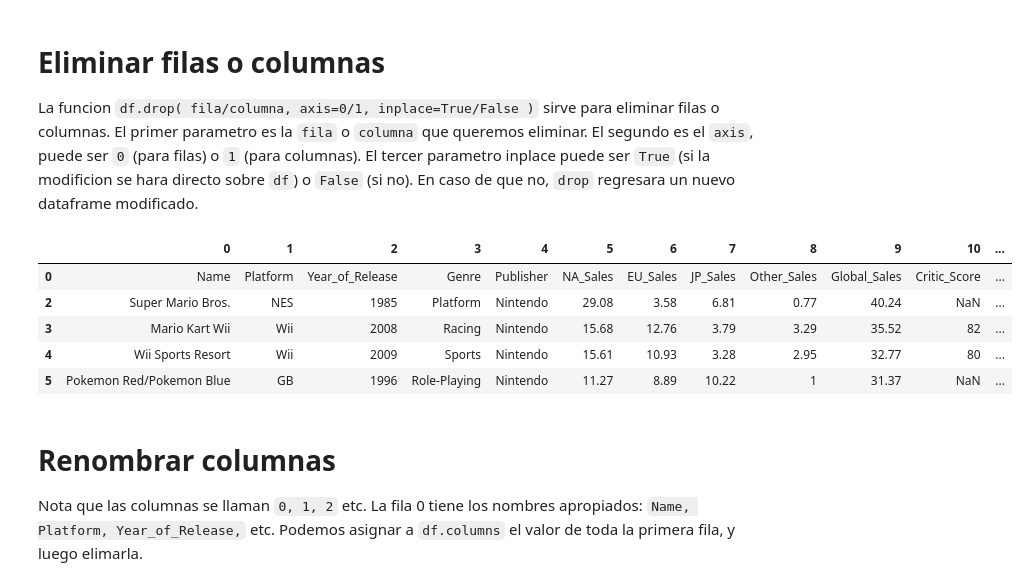
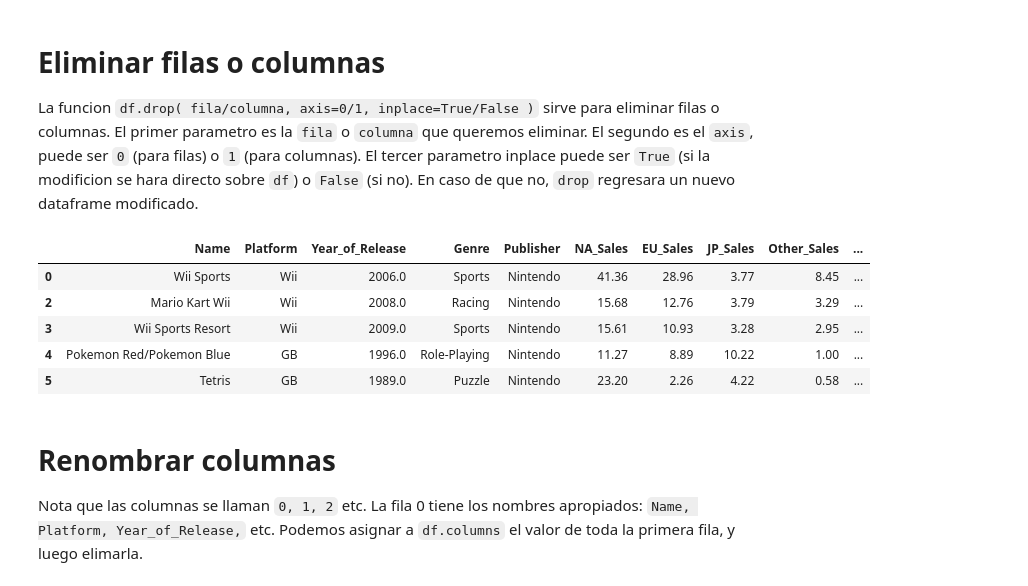
Before and after one commit to Racoo203/TC2034.101, a Jupyter notebook: Act 1/pandas_refresh.ipynb, the cells around one changed output. Cells and saved outputs as stored; diff of their text form; code cells hidden in the pictures.

```diff
--- a/Act 1/pandas_refresh.ipynb
+++ b/Act 1/pandas_refresh.ipynb
@@ -7,9 +7,9 @@ Pandas es una libreria para procesamiento de datos. Puedes imaginar los datafram
 # %% [markdown]
 **1.-** Importa `pandas` y carga un el dataset desde un archivo
 # %%
- import pandas as pd
+import pandas as pd
 
 # df es el dataframe
-df = pd.read_csv("Video_Games_Sales_as_at_22_Dec_2016.csv", header=None )
+df = pd.read_csv(r"C:\Users\Raul\OneDrive\Escritorio\CS\TC2034.101\data\Video_Games_Sales_as_at_22_Dec_2016.csv")
 # %% [markdown]
 La funcion `display(df)` muestra el dataframe. Si hay muchas filas, se mostrara solo un extracto. Prueba esta funcion
@@ -36,20 +129,22 @@ La funcion `df.drop( fila/columna, axis=0/1, inplace=True/False )` sirve para el
 # %%
 # se elimina la fila que tenga la posicion 1, directo sobre df
 #
 df.drop(df.index [ [1] ], axis=0, inplace=True)
 df.head()
 
 #   se elimina la columna 3, pero el resultado se relejara en df2 y no en df
-df2 = df.drop(3, axis=1, inplace=False)
+# df2 = df.drop(3, axis=1, inplace=False)
+df2 = df.drop(df.columns[3], axis=1, inplace=False)
+
 df2.head()
 df.head()
 # %% [output]
-|  | 0 | 1 | 2 | 3 | 4 | 5 | 6 | 7 | 8 | 9 | 10 | ... |
-| 0 | Name | Platform | Year_of_Release | Genre | Publisher | NA_Sales | EU_Sales | JP_Sales | Other_Sales | Global_Sales | Critic_Score | ... |
-| 2 | Super Mario Bros. | NES | 1985 | Platform | Nintendo | 29.08 | 3.58 | 6.81 | 0.77 | 40.24 | NaN | ... |
-| 3 | Mario Kart Wii | Wii | 2008 | Racing | Nintendo | 15.68 | 12.76 | 3.79 | 3.29 | 35.52 | 82 | ... |
-| 4 | Wii Sports Resort | Wii | 2009 | Sports | Nintendo | 15.61 | 10.93 | 3.28 | 2.95 | 32.77 | 80 | ... |
-| 5 | Pokemon Red/Pokemon Blue | GB | 1996 | Role-Playing | Nintendo | 11.27 | 8.89 | 10.22 | 1 | 31.37 | NaN | ... |
+|  | Name | Platform | Year_of_Release | Genre | Publisher | NA_Sales | EU_Sales | JP_Sales | Other_Sales | ... |
+| 0 | Wii Sports | Wii | 2006.0 | Sports | Nintendo | 41.36 | 28.96 | 3.77 | 8.45 | ... |
+| 2 | Mario Kart Wii | Wii | 2008.0 | Racing | Nintendo | 15.68 | 12.76 | 3.79 | 3.29 | ... |
+| 3 | Wii Sports Resort | Wii | 2009.0 | Sports | Nintendo | 15.61 | 10.93 | 3.28 | 2.95 | ... |
+| 4 | Pokemon Red/Pokemon Blue | GB | 1996.0 | Role-Playing | Nintendo | 11.27 | 8.89 | 10.22 | 1.00 | ... |
+| 5 | Tetris | GB | 1989.0 | Puzzle | Nintendo | 23.20 | 2.26 | 4.22 | 0.58 | ... |
 # %% [markdown]
 # Renombrar columnas
 
```
Also changed, not shown: parts of 13 cells of this notebook, 5 other files.
